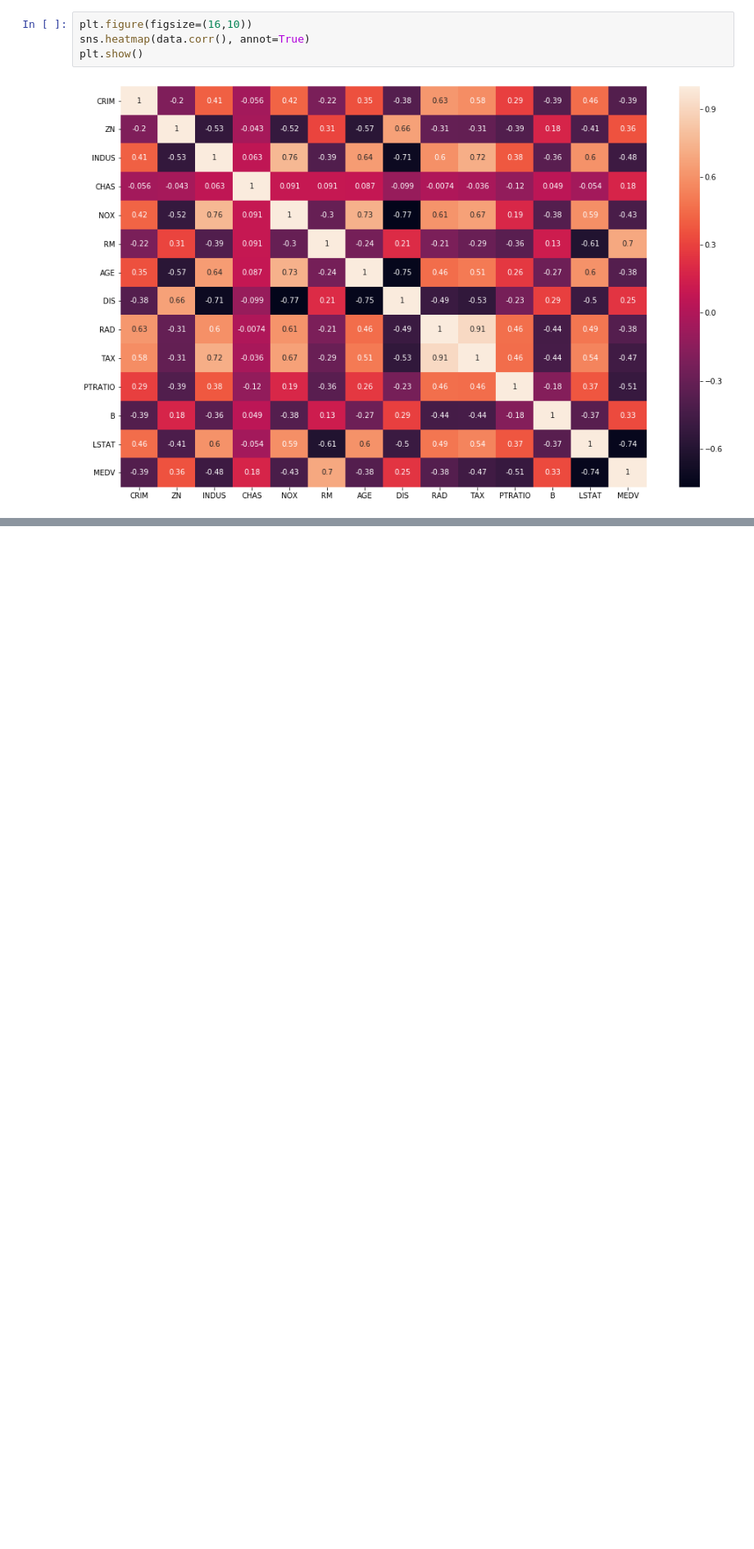
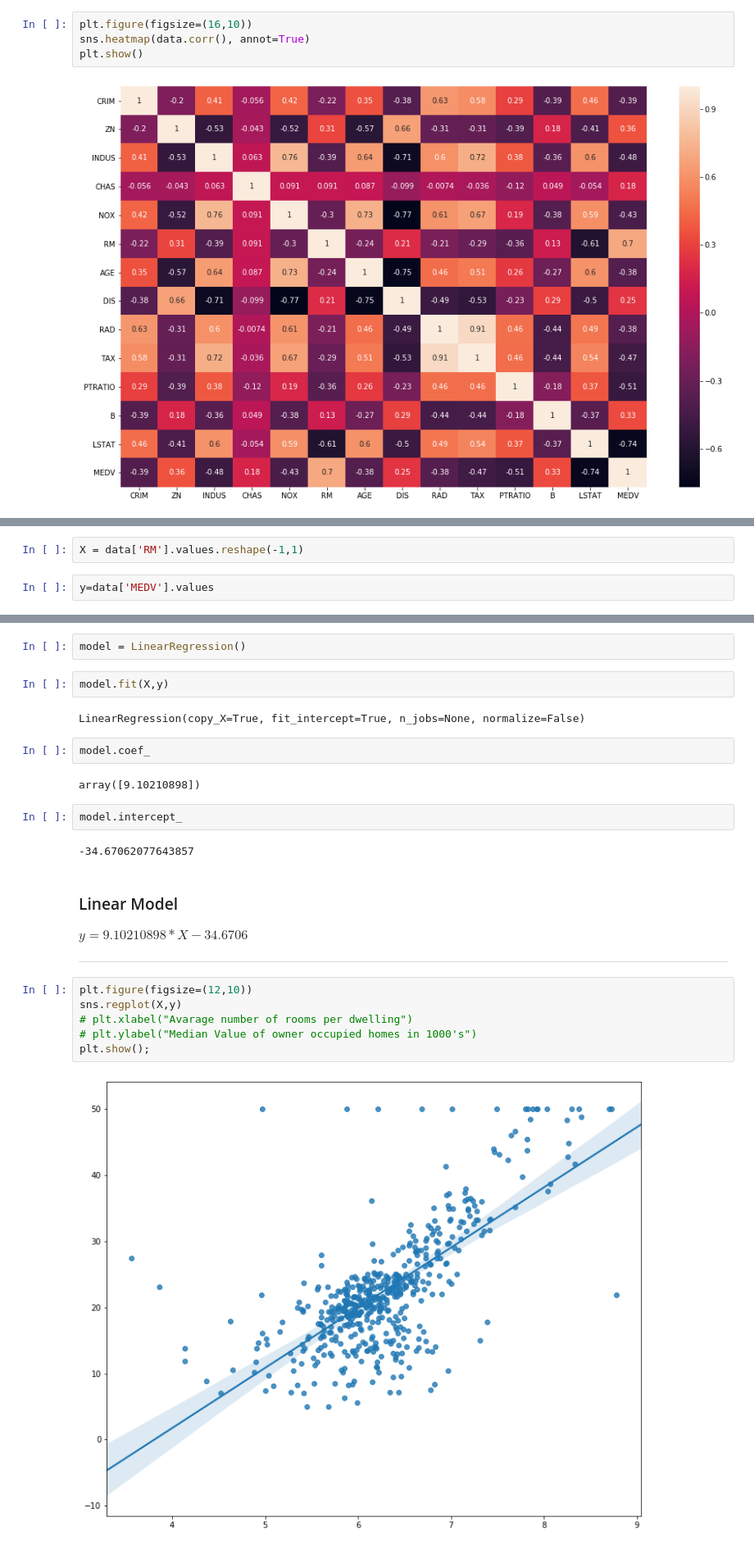
Before and after one commit to rzadrzi/machin-learning-tutorial-01, a Jupyter notebook: 01-Regression/housing.ipynb, the cells around one changed output, grey strips where cells are left out. Shown at 82% size. Drawn from its saved outputs; the diff is of its cells as text; blank space fills up the shorter version.

Commit message:
Simple Linear Regression Modelling with Boston Housing Data

```diff
--- a/01-Regression/housing.ipynb
+++ b/01-Regression/housing.ipynb
@@ -93,0 +97,4 @@ plt.show()
+# %%
+X = data['RM'].values.reshape(-1,1)
+# %%
+y=data['MEDV'].values
@@ -93,0 +103,27 @@ plt.show()
+# %%
+model = LinearRegression()
+# %%
+model.fit(X,y)
+# %% [output]
+LinearRegression(copy_X=True, fit_intercept=True, n_jobs=None, normalize=False)
+# %%
+model.coef_
+# %% [output]
+array([9.10210898])
+# %%
+model.intercept_
+# %% [output]
+-34.67062077643857
+# %% [markdown]
+### Linear Model
+$ y = 9.10210898 * X -34.6706 $
+
+---
+# %%
+plt.figure(figsize=(12,10))
+sns.regplot(X,y)
+# plt.xlabel("Avarage number of rooms per dwelling")
+# plt.ylabel("Median Value of owner occupied homes in 1000's")
+plt.show();
+# %% [output]
+[figure, added]
```
Also changed, not shown: parts of 12 cells of this notebook.
